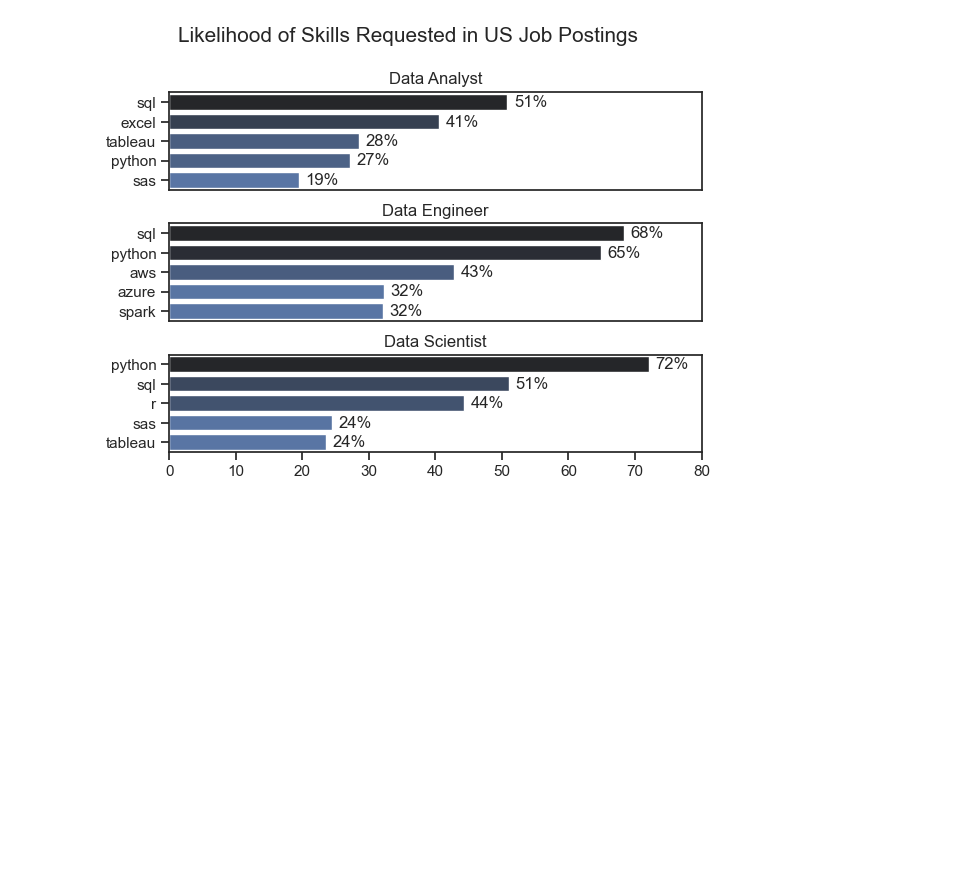
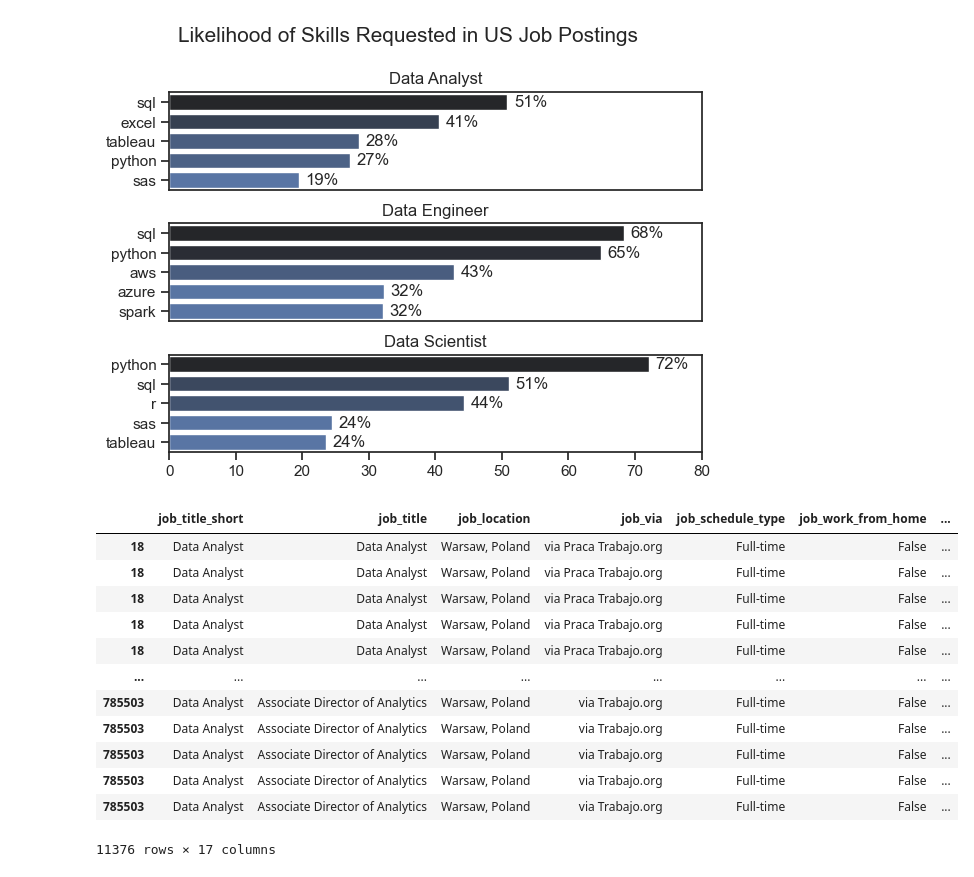
Before and after one commit to mtszczepaniak/Job_market_analysis, a Jupyter notebook: 3. Project/2_Skills_Count.ipynb, the cells around one changed output. Saved outputs shown, nothing was run; the diff lists cells and outputs as text; code cells hidden in the pictures; blank space fills up the shorter version.

```diff
--- a/3. Project/2_Skills_Count.ipynb
+++ b/3. Project/2_Skills_Count.ipynb
@@ -176,0 +180,16 @@ plt.show()
+# %%
+df_skills
+# %% [output]
+|  | job_title_short | job_title | job_location | job_via | job_schedule_type | job_work_from_home | ... |
+| 18 | Data Analyst | Data Analyst | Warsaw, Poland | via Praca Trabajo.org | Full-time | False | ... |
+| 18 | Data Analyst | Data Analyst | Warsaw, Poland | via Praca Trabajo.org | Full-time | False | ... |
+| 18 | Data Analyst | Data Analyst | Warsaw, Poland | via Praca Trabajo.org | Full-time | False | ... |
+| 18 | Data Analyst | Data Analyst | Warsaw, Poland | via Praca Trabajo.org | Full-time | False | ... |
+| 18 | Data Analyst | Data Analyst | Warsaw, Poland | via Praca Trabajo.org | Full-time | False | ... |
+| ... | ... | ... | ... | ... | ... | ... | ... |
+| 785503 | Data Analyst | Associate Director of Analytics | Warsaw, Poland | via Trabajo.org | Full-time | False | ... |
+| 785503 | Data Analyst | Associate Director of Analytics | Warsaw, Poland | via Trabajo.org | Full-time | False | ... |
+| 785503 | Data Analyst | Associate Director of Analytics | Warsaw, Poland | via Trabajo.org | Full-time | False | ... |
+| 785503 | Data Analyst | Associate Director of Analytics | Warsaw, Poland | via Trabajo.org | Full-time | False | ... |
+| 785503 | Data Analyst | Associate Director of Analytics | Warsaw, Poland | via Trabajo.org | Full-time | False | ... |
+11376 rows × 17 columns
```
Also changed, not shown: parts of 11 cells of this notebook, 2 other files.
